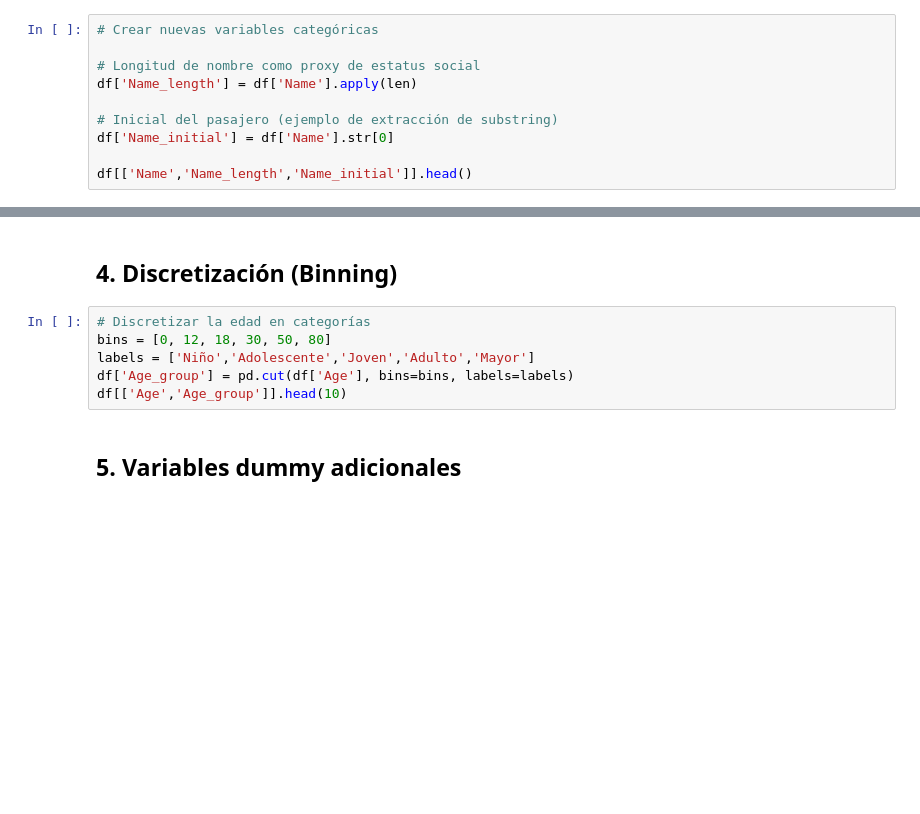
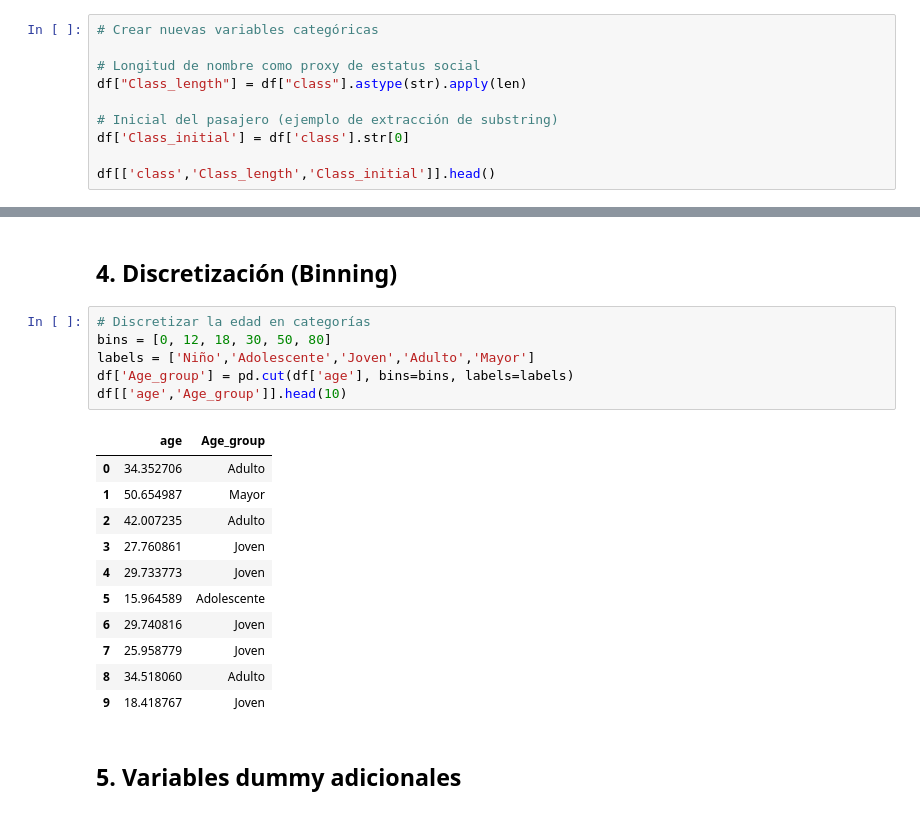
Before and after one commit to steestor/course-python-ml, a Jupyter notebook: notebooks/S1_A4_Ingenieria_de_Caracteristicas.ipynb, the cells around one changed output, grey strips where cells are left out. Saved outputs shown, nothing was run; the diff lists cells and outputs as text; blank space fills up the shorter version.

```diff
--- a/notebooks/S1_A4_Ingenieria_de_Caracteristicas.ipynb
+++ b/notebooks/S1_A4_Ingenieria_de_Caracteristicas.ipynb
@@ -34,9 +48,9 @@ df[['Age','Age2','Age_Fare','Fare','Fare_log']].head()
 # Crear nuevas variables categóricas
 
 # Longitud de nombre como proxy de estatus social
-df['Name_length'] = df['Name'].apply(len)
+df["Class_length"] = df["class"].astype(str).apply(len)
 
 # Inicial del pasajero (ejemplo de extracción de substring)
-df['Name_initial'] = df['Name'].str[0]
+df['Class_initial'] = df['class'].str[0]
 
-df[['Name','Name_length','Name_initial']].head()
+df[['class','Class_length','Class_initial']].head()
@@ -45,9 +66,21 @@ df[['Name','Name_length','Name_initial']].head()
 # %%
 # Discretizar la edad en categorías
 bins = [0, 12, 18, 30, 50, 80]
 labels = ['Niño','Adolescente','Joven','Adulto','Mayor']
-df['Age_group'] = pd.cut(df['Age'], bins=bins, labels=labels)
-df[['Age','Age_group']].head(10)
+df['Age_group'] = pd.cut(df['age'], bins=bins, labels=labels)
+df[['age','Age_group']].head(10)
+# %% [output]
+|  | age | Age_group |
+| 0 | 34.352706 | Adulto |
+| 1 | 50.654987 | Mayor |
+| 2 | 42.007235 | Adulto |
+| 3 | 27.760861 | Joven |
+| 4 | 29.733773 | Joven |
+| 5 | 15.964589 | Adolescente |
+| 6 | 29.740816 | Joven |
+| 7 | 25.958779 | Joven |
+| 8 | 34.518060 | Adulto |
+| 9 | 18.418767 | Joven |
 # %% [markdown]
 ## 5. Variables dummy adicionales
 # %%
```
Also changed, not shown: parts of 5 cells of this notebook, 6 other files.
